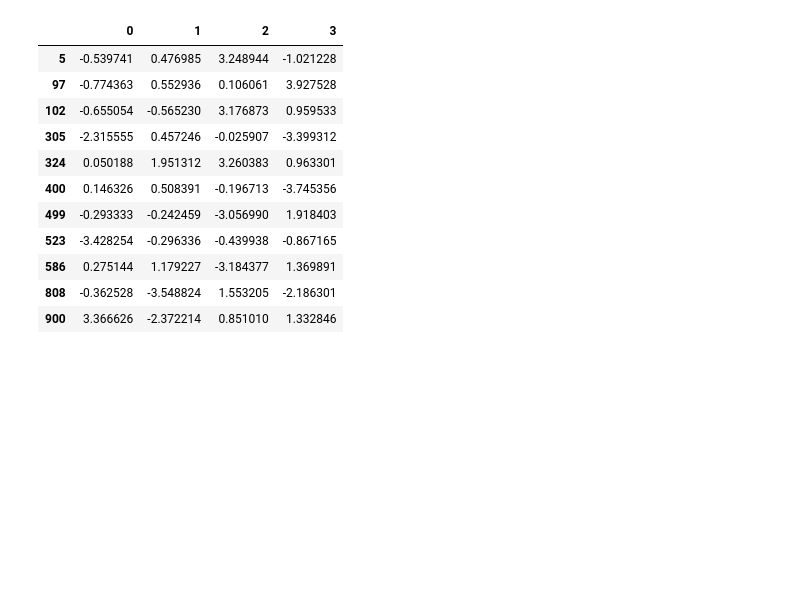
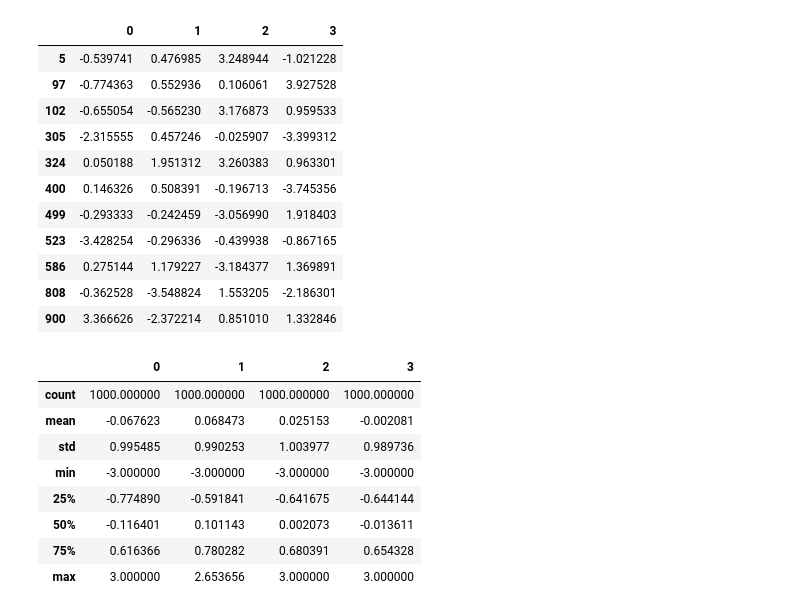
Before and after one commit to ArslanAmanov/Data-Science-Foundations-, a Jupyter notebook: Python for Data Analyses O'reilly_book/ch7_dataWrangling.ipynb, the cells around one changed output. Drawn from its saved outputs; the diff is of its cells as text; code cells hidden in the pictures; blank space fills up the shorter version.

Commit message:
np.sign function

```diff
--- a/Python for Data Analyses O'reilly_book/ch7_dataWrangling.ipynb
+++ b/Python for Data Analyses O'reilly_book/ch7_dataWrangling.ipynb
@@ -1246,3 +1246,19 @@ data[(np.abs(data) > 3).any(1)]
 | 586 | 0.275144 | 1.179227 | -3.184377 | 1.369891 |
 | 808 | -0.362528 | -3.548824 | 1.553205 | -2.186301 |
 | 900 | 3.366626 | -2.372214 | 0.851010 | 1.332846 |
+# %%
+# Values can just as easily be set based on these criteria.
+# Here is code to cap values outside the interval -3 to 3:
+data[np.abs(data)>3] = np.sign(data)*3
+# %%
+data.describe()
+# %% [output]
+|  | 0 | 1 | 2 | 3 |
+| count | 1000.000000 | 1000.000000 | 1000.000000 | 1000.000000 |
+| mean | -0.067623 | 0.068473 | 0.025153 | -0.002081 |
+| std | 0.995485 | 0.990253 | 1.003977 | 0.989736 |
+| min | -3.000000 | -3.000000 | -3.000000 | -3.000000 |
+| 25% | -0.774890 | -0.591841 | -0.641675 | -0.644144 |
+| 50% | -0.116401 | 0.101143 | 0.002073 | -0.013611 |
+| 75% | 0.616366 | 0.780282 | 0.680391 | 0.654328 |
+| max | 3.000000 | 2.653656 | 3.000000 | 3.000000 |
```
